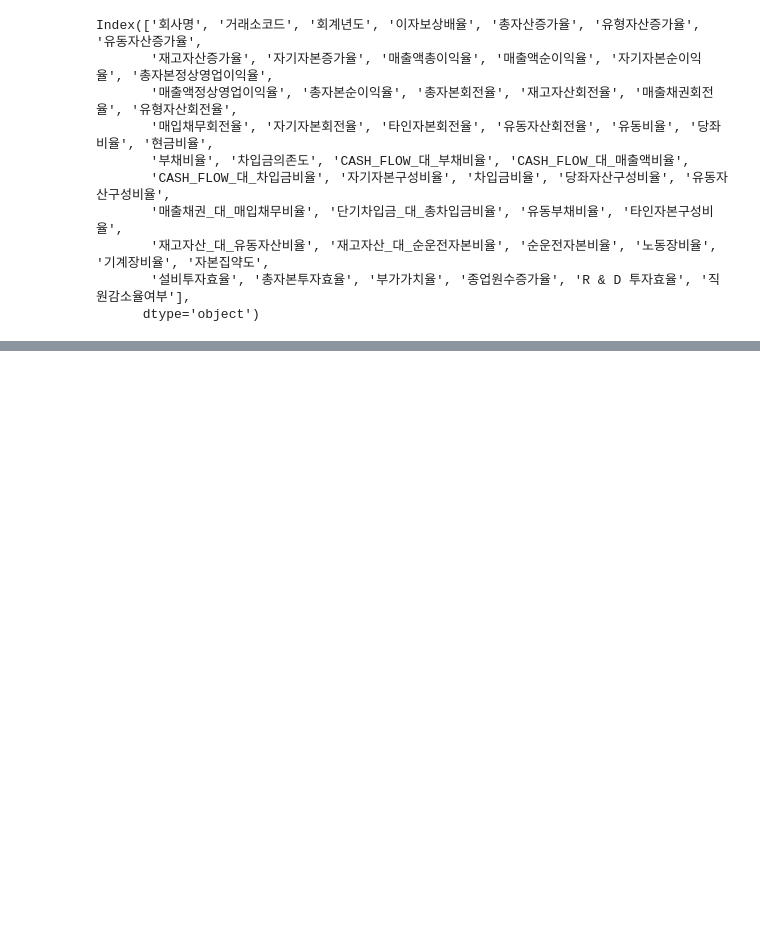
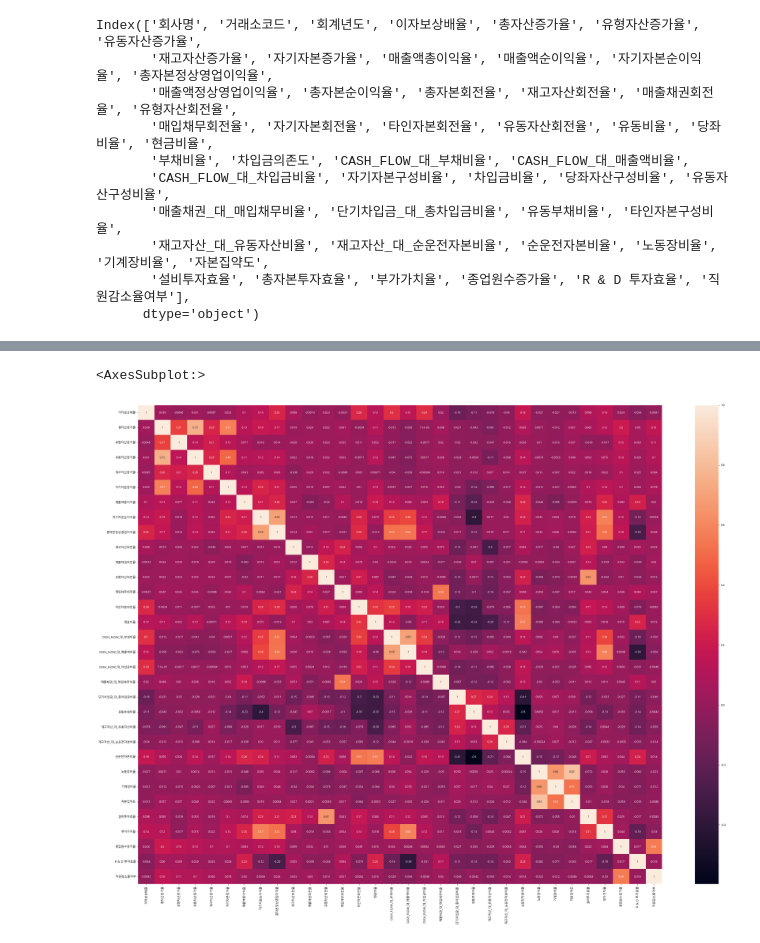
Before and after one commit to Penta-Audit-Technology/jh, a Jupyter notebook: 회귀노가다.ipynb, the cells around one changed output, grey strips where cells are left out. Drawn from its saved outputs; the diff is of its cells as text; code cells hidden in the pictures; blank space fills up the shorter version.

```diff
--- a/회귀노가다.ipynb
+++ b/회귀노가다.ipynb
@@ -60,0 +485,3 @@ df = df.reset_index(drop=True)
+# %%
+df1 = df1.drop(columns=['유동자산구성비율','타인자본구성비율','유동비율','총자본회전율','당좌자산구성비율','부채비율','자기자본구성비율','매출액순이익율',
+                        '차입금비율','유동자산회전율','총자본투자효율','총자본순이익율','자기자본회전율','매출액정상영업이익율','차입금의존도','당좌비율'])
@@ -60,0 +516,6 @@ df = df.reset_index(drop=True)
+# %%
+plt.figure(figsize=(40,30))
+sns.heatmap(df1.corr(),annot=True)
+# %% [output]
+<AxesSubplot:>
+[figure, added]
```
Also changed, not shown: parts of 26 cells of this notebook, 3 other files.
